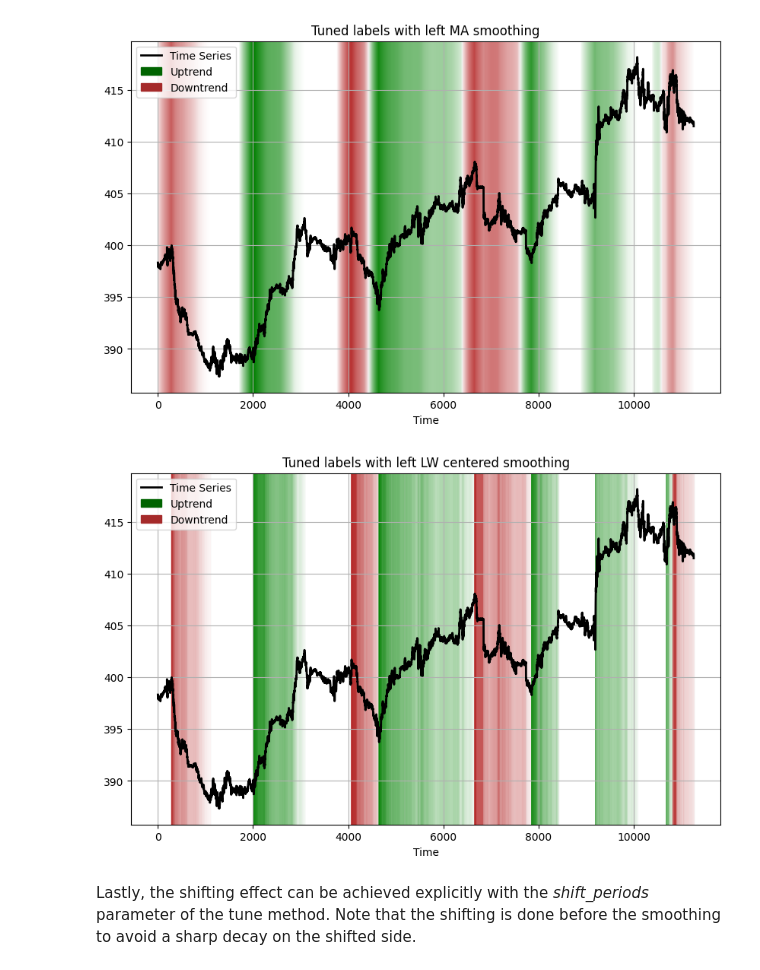
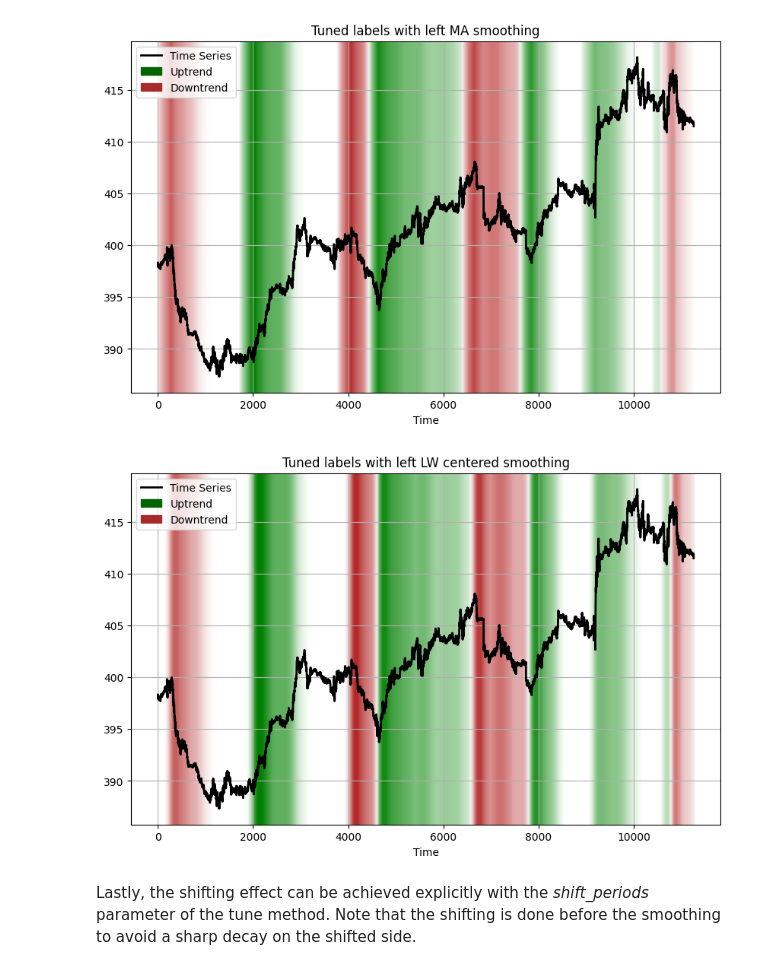
Before and after one commit to agpenas/tstrends, a Jupyter notebook: notebooks/label_tuner_example.ipynb, the cells around one changed output. Drawn from its saved outputs; the diff is of its cells as text; code cells hidden in the pictures.

```diff
--- a/notebooks/label_tuner_example.ipynb
+++ b/notebooks/label_tuner_example.ipynb
@@ -81,12 +81,18 @@ plot_trend_labels_with_gradation(
 # %%
 from tstrends.label_tuning.smoothing import LinearWeightedAverage
 
 
 smoother = LinearWeightedAverage(window_size=300, direction="centered")
-tuned_labels_with_smoothing = RemainingValueTuner().tune(df_concat.c.tolist(), labels, normalize_over_interval=True, smoother=smoother)
-plot_trend_labels_with_gradation(df_concat.c.tolist(), tuned_labels_with_smoothing,title="Tuned labels with left LW centered smoothing")
+tuned_labels_with_smoothing = RemainingValueTuner(postprocessors=[smoother]).tune(
+    df_concat.c.tolist(), labels, normalize_over_interval=True
+)
+plot_trend_labels_with_gradation(
+    df_concat.c.tolist(),
+    tuned_labels_with_smoothing,
+    title="Tuned labels with left LW centered smoothing",
+)
 # %% [output]
-[figure, old version]
+[figure, new version]
 # %% [markdown]
 Lastly, the shifting effect can be achieved explicitly with the *shift_periods* parameter of the tune method. Note that the shifting is done before the smoothing to avoid a sharp decay on the shifted side.
 # %%
```
Also changed, not shown: parts of 1 cell of this notebook, 14 other files.
